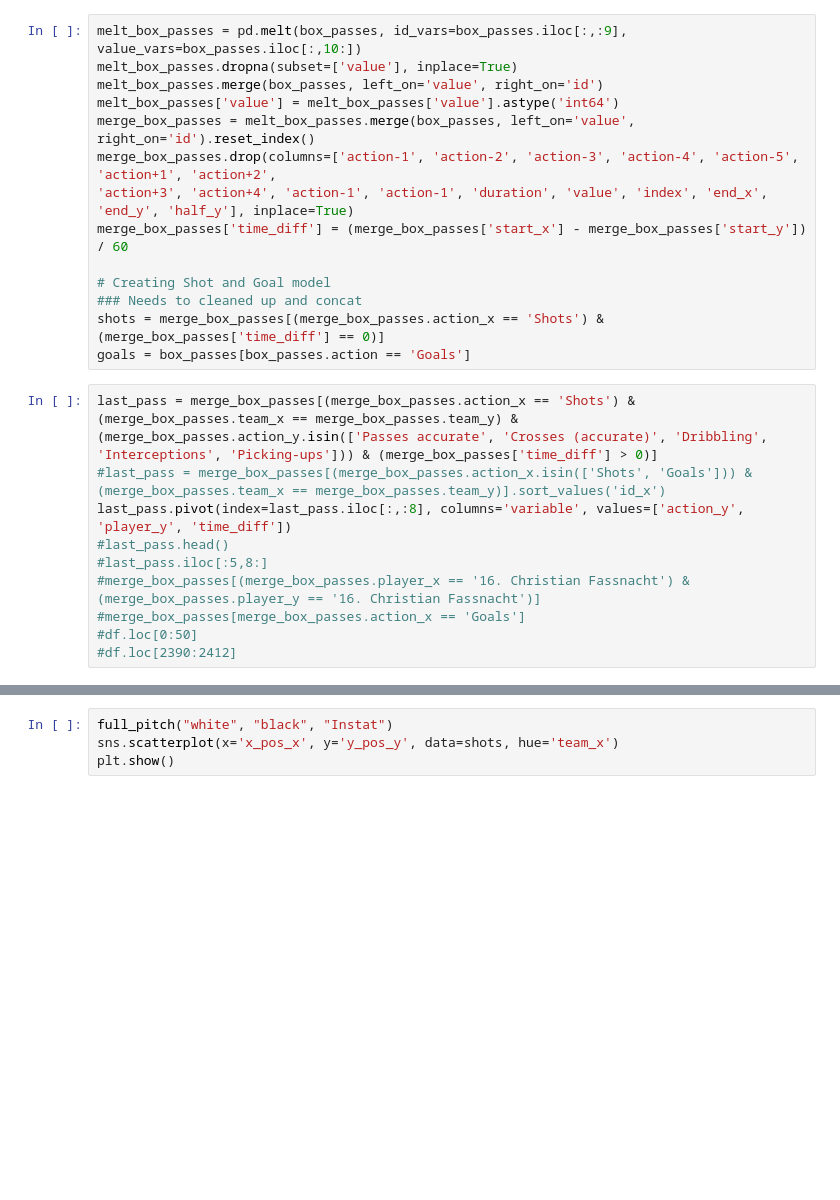
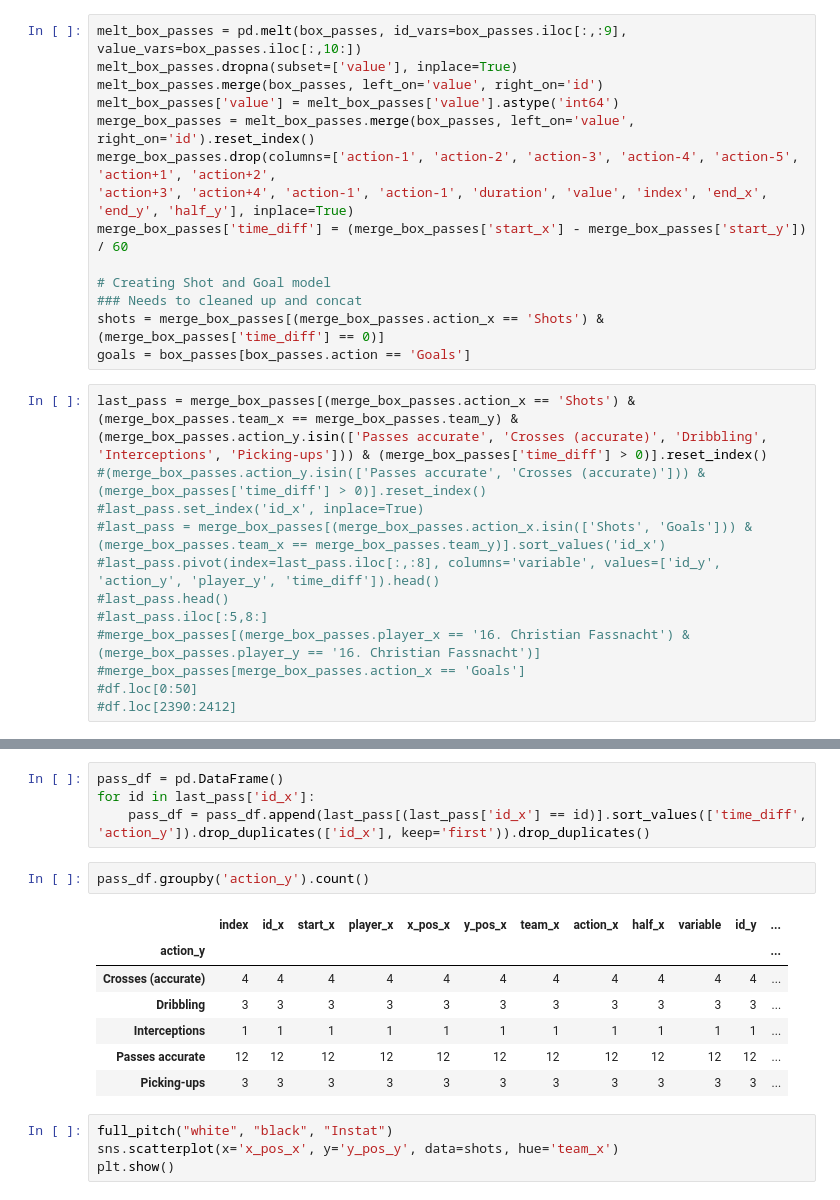
Before and after one commit to keepertrainer78698/youth-base, a Jupyter notebook: goalkeeping/int-goalkeeping/events.ipynb, the cells around one changed output, grey strips where cells are left out. Saved outputs shown, nothing was run; the diff lists cells and outputs as text; blank space fills up the shorter version.

Commit message:
build last action model

```diff
--- a/goalkeeping/int-goalkeeping/events.ipynb
+++ b/goalkeeping/int-goalkeeping/events.ipynb
@@ -491,9 +491,11 @@ shots = merge_box_passes[(merge_box_passes.action_x == 'Shots') & (merge_box_pas
 goals = box_passes[box_passes.action == 'Goals']
 # %%
 last_pass = merge_box_passes[(merge_box_passes.action_x == 'Shots') & (merge_box_passes.team_x == merge_box_passes.team_y) &
-(merge_box_passes.action_y.isin(['Passes accurate', 'Crosses (accurate)', 'Dribbling', 'Interceptions', 'Picking-ups'])) & (merge_box_passes['time_diff'] > 0)]
+(merge_box_passes.action_y.isin(['Passes accurate', 'Crosses (accurate)', 'Dribbling', 'Interceptions', 'Picking-ups'])) & (merge_box_passes['time_diff'] > 0)].reset_index()
+#(merge_box_passes.action_y.isin(['Passes accurate', 'Crosses (accurate)'])) & (merge_box_passes['time_diff'] > 0)].reset_index()
+#last_pass.set_index('id_x', inplace=True)
 #last_pass = merge_box_passes[(merge_box_passes.action_x.isin(['Shots', 'Goals'])) & (merge_box_passes.team_x == merge_box_passes.team_y)].sort_values('id_x')
-last_pass.pivot(index=last_pass.iloc[:,:8], columns='variable', values=['action_y', 'player_y', 'time_diff'])
+#last_pass.pivot(index=last_pass.iloc[:,:8], columns='variable', values=['id_y', 'action_y', 'player_y', 'time_diff']).head()
 #last_pass.head()
 #last_pass.iloc[:5,8:]
 #merge_box_passes[(merge_box_passes.player_x == '16. Christian Fassnacht') & (merge_box_passes.player_y == '16. Christian Fassnacht')]
@@ -553,3 +523,17 @@ sandbox
+# %%
+pass_df = pd.DataFrame()
+for id in last_pass['id_x']:
+    pass_df = pass_df.append(last_pass[(last_pass['id_x'] == id)].sort_values(['time_diff', 'action_y']).drop_duplicates(['id_x'], keep='first')).drop_duplicates()
+# %%
+pass_df.groupby('action_y').count()
+# %% [output]
+|  | index | id_x | start_x | player_x | x_pos_x | y_pos_x | team_x | action_x | half_x | variable | id_y | ... |
+| action_y |  |  |  |  |  |  |  |  |  |  |  | ... |
+| Crosses (accurate) | 4 | 4 | 4 | 4 | 4 | 4 | 4 | 4 | 4 | 4 | 4 | ... |
+| Dribbling | 3 | 3 | 3 | 3 | 3 | 3 | 3 | 3 | 3 | 3 | 3 | ... |
+| Interceptions | 1 | 1 | 1 | 1 | 1 | 1 | 1 | 1 | 1 | 1 | 1 | ... |
+| Passes accurate | 12 | 12 | 12 | 12 | 12 | 12 | 12 | 12 | 12 | 12 | 12 | ... |
+| Picking-ups | 3 | 3 | 3 | 3 | 3 | 3 | 3 | 3 | 3 | 3 | 3 | ... |
 # %%
 full_pitch("white", "black", "Instat")
 sns.scatterplot(x='x_pos_x', y='y_pos_y', data=shots, hue='team_x')
```
Also changed, not shown: parts of 4 cells of this notebook.
